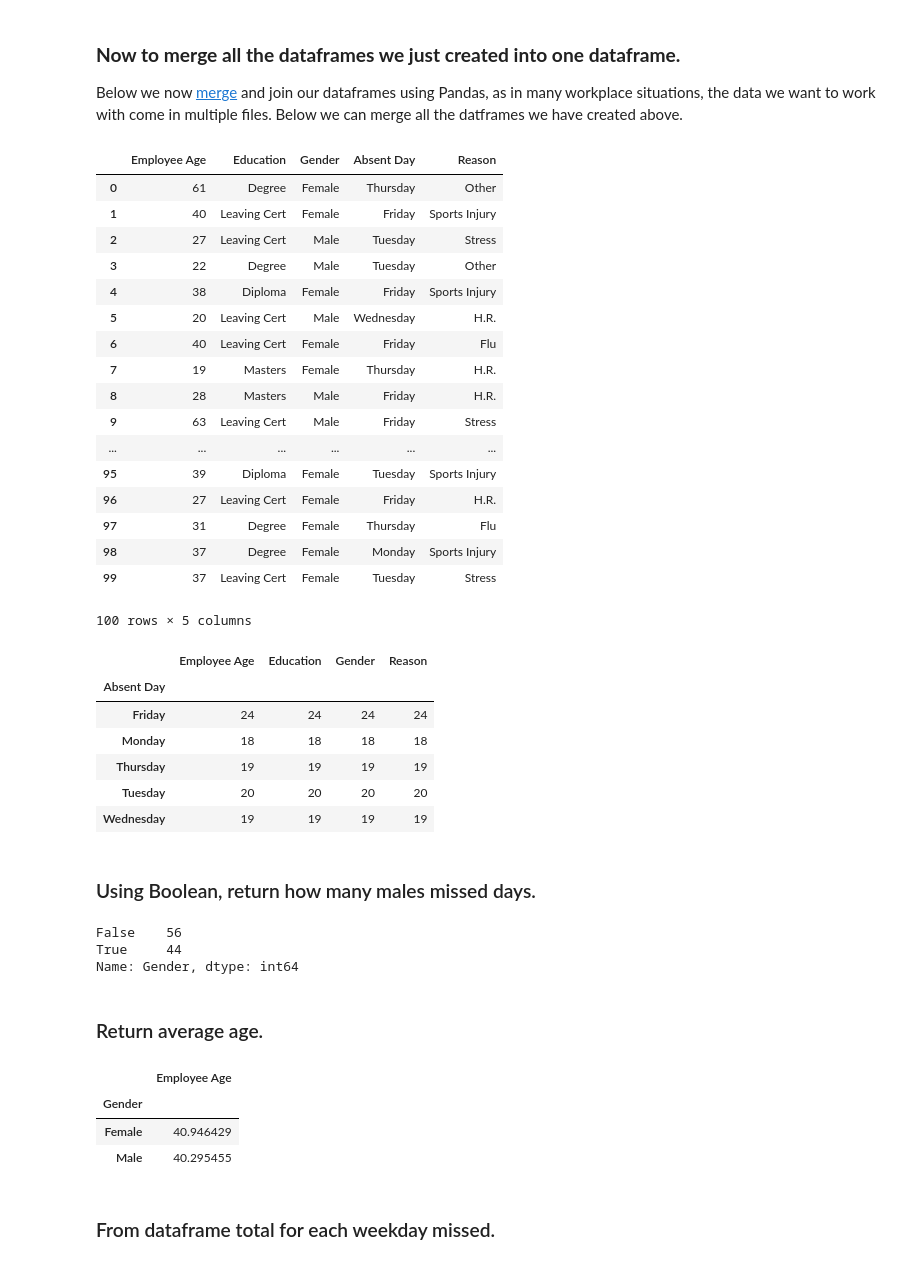
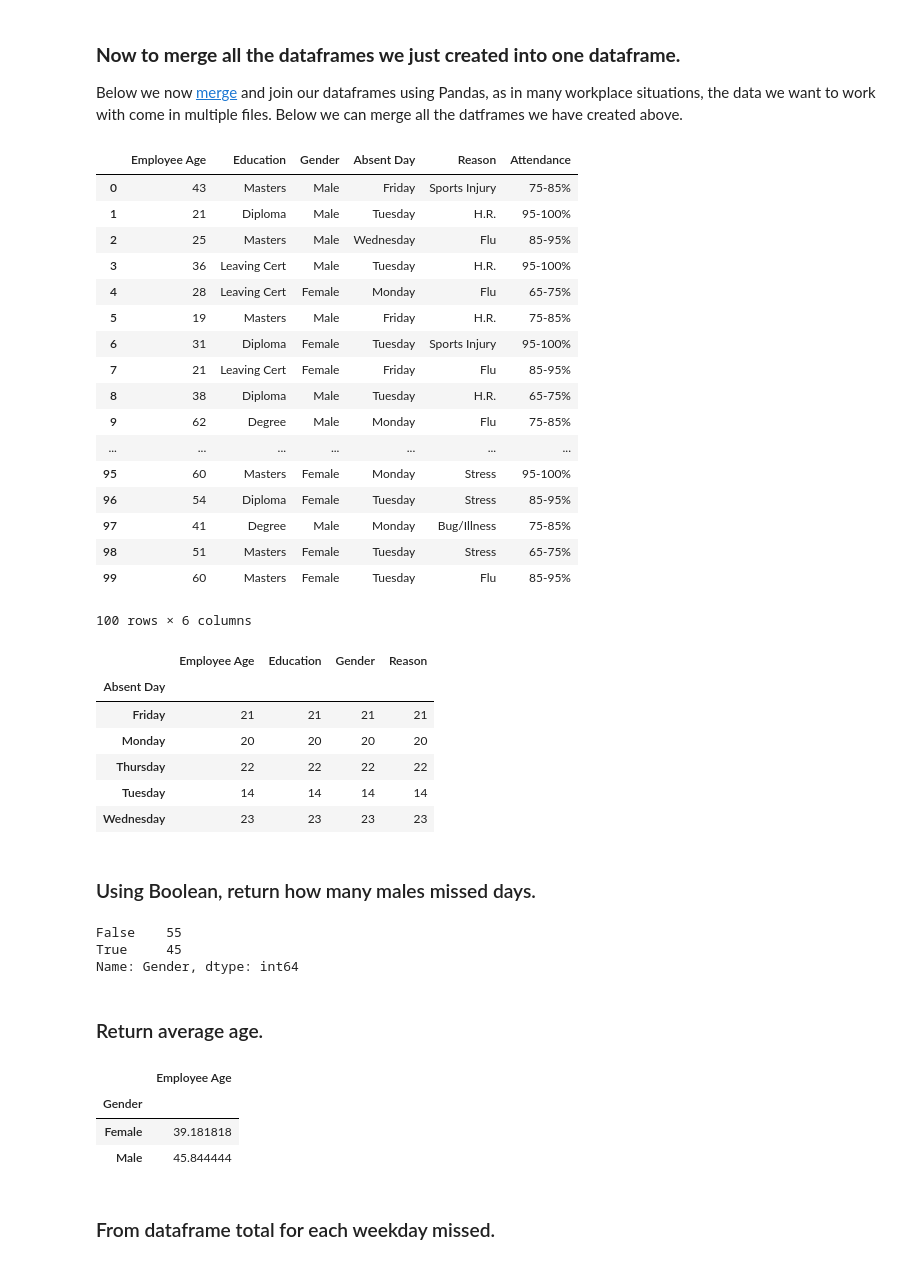
Before and after one commit to daithimarkham/Programming-for-Data-Analysis-Project-2019, a Jupyter notebook: Programming for Data Analysis Project 2019.ipynb, the cells around one changed output. Cells and saved outputs as stored; diff of their text form; code cells hidden in the pictures.

```diff
--- a/Programming for Data Analysis Project 2019.ipynb
+++ b/Programming for Data Analysis Project 2019.ipynb
@@ -255,6 +302,9 @@ df4 = pd.DataFrame(Employee_Age)
 
 Reason = (["Flu", "Bug/Illness", "Sports Injury", "Stress", "H.R.", "Other"])
 df5 = pd.DataFrame(np.random.choice(Reason, 100))
+
+Attendance = (["95-100%", "85-95%", "75-85%", "65-75%"])
+df6 = pd.DataFrame(np.random.choice(Attendance, 100))
 # %% [markdown]
 ### **Now to merge all the dataframes we just created into one dataframe.**
 
@@ -262,60 +312,60 @@ Below we now <a href="https://datacarpentry.org/python-ecology-lesson/05-merging
 # %%
 # Code adapted from: https://pandas.pydata.org/pandas-docs/version/0.23.4/generated/pandas.concat.html
 
-Main_df = pd.concat([df4, df1, df2, df3, df5], axis=1) # Concat is a Pandas function, merges df's.
+Main_df = pd.concat([df4, df1, df2, df3, df5, df6], axis=1) # Concat is a Pandas function, merges df's.
 
 pd.set_option('display.max_row', 20) # Displays 20 rows from your dataframe, you can display all by replacing 20 with 100.
 
-Main_df.columns = ["Employee Age", "Education", "Gender", "Absent Day", "Reason"] # Column headers for merged DataFrame.
+Main_df.columns = ["Employee Age", "Education", "Gender", "Absent Day", "Reason", "Attendance"] # Column headers for merged DataFrame.
 
 Main_df # Displays all the dataframes that we just merged into one.
 # %% [output]
-|  | Employee Age | Education | Gender | Absent Day | Reason |
-| 0 | 61 | Degree | Female | Thursday | Other |
-| 1 | 40 | Leaving Cert | Female | Friday | Sports Injury |
-| 2 | 27 | Leaving Cert | Male | Tuesday | Stress |
-| 3 | 22 | Degree | Male | Tuesday | Other |
-| 4 | 38 | Diploma | Female | Friday | Sports Injury |
-| 5 | 20 | Leaving Cert | Male | Wednesday | H.R. |
-| 6 | 40 | Leaving Cert | Female | Friday | Flu |
-| 7 | 19 | Masters | Female | Thursday | H.R. |
-| 8 | 28 | Masters | Male | Friday | H.R. |
-| 9 | 63 | Leaving Cert | Male | Friday | Stress |
-| ... | ... | ... | ... | ... | ... |
-| 95 | 39 | Diploma | Female | Tuesday | Sports Injury |
-| 96 | 27 | Leaving Cert | Female | Friday | H.R. |
-| 97 | 31 | Degree | Female | Thursday | Flu |
-| 98 | 37 | Degree | Female | Monday | Sports Injury |
-| 99 | 37 | Leaving Cert | Female | Tuesday | Stress |
+|  | Employee Age | Education | Gender | Absent Day | Reason | Attendance |
+| 0 | 43 | Masters | Male | Friday | Sports Injury | 75-85% |
+| 1 | 21 | Diploma | Male | Tuesday | H.R. | 95-100% |
+| 2 | 25 | Masters | Male | Wednesday | Flu | 85-95% |
+| 3 | 36 | Leaving Cert | Male | Tuesday | H.R. | 95-100% |
+| 4 | 28 | Leaving Cert | Female | Monday | Flu | 65-75% |
+| 5 | 19 | Masters | Male | Friday | H.R. | 75-85% |
+| 6 | 31 | Diploma | Female | Tuesday | Sports Injury | 95-100% |
+| 7 | 21 | Leaving Cert | Female | Friday | Flu | 85-95% |
+| 8 | 38 | Diploma | Male | Tuesday | H.R. | 65-75% |
+| 9 | 62 | Degree | Male | Monday | Flu | 75-85% |
+| ... | ... | ... | ... | ... | ... | ... |
+| 95 | 60 | Masters | Female | Monday | Stress | 95-100% |
+| 96 | 54 | Diploma | Female | Tuesday | Stress | 85-95% |
+| 97 | 41 | Degree | Male | Monday | Bug/Illness | 75-85% |
+| 98 | 51 | Masters | Female | Tuesday | Stress | 65-75% |
+| 99 | 60 | Masters | Female | Tuesday | Flu | 85-95% |
-100 rows × 5 columns
+100 rows × 6 columns
 # %%
 Main_df.groupby('Absent Day').count()
 # %% [output]
 |  | Employee Age | Education | Gender | Reason |
 | Absent Day |  |  |  |  |
-| Friday | 24 | 24 | 24 | 24 |
-| Monday | 18 | 18 | 18 | 18 |
-| Thursday | 19 | 19 | 19 | 19 |
-| Tuesday | 20 | 20 | 20 | 20 |
-| Wednesday | 19 | 19 | 19 | 19 |
+| Friday | 21 | 21 | 21 | 21 |
+| Monday | 20 | 20 | 20 | 20 |
+| Thursday | 22 | 22 | 22 | 22 |
+| Tuesday | 14 | 14 | 14 | 14 |
+| Wednesday | 23 | 23 | 23 | 23 |
 # %% [markdown]
 ### Using Boolean, return how many males missed days.
 # %%
 is_Male = Main_df['Gender'] == 'Male' # Using a statment like SQL, function counts how many males, using Boolean.
 is_Male.value_counts() # Returns how many males = true.
 # %% [output]
-False    56
-True     44
+False    55
+True     45
 Name: Gender, dtype: int64
 # %% [markdown]
 ### Return average age.
 # %%
-Main_df.groupby(["Gender"]).mean()
+Main_df.groupby(["Gender"]).mean() # Function to return the mean.
 # %% [output]
 |  | Employee Age |
 | Gender |  |
-| Female | 40.946429 |
-| Male | 40.295455 |
+| Female | 39.181818 |
+| Male | 45.844444 |
 # %% [markdown]
 ### From dataframe total for each weekday missed.
 # %%
```
Also changed, not shown: parts of 19 cells of this notebook.
